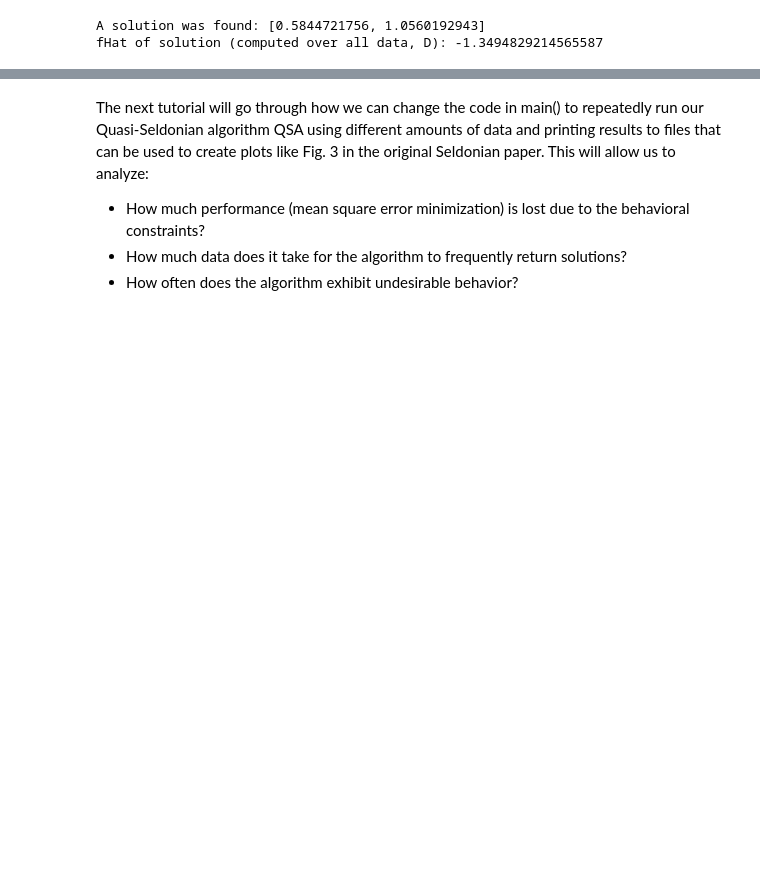
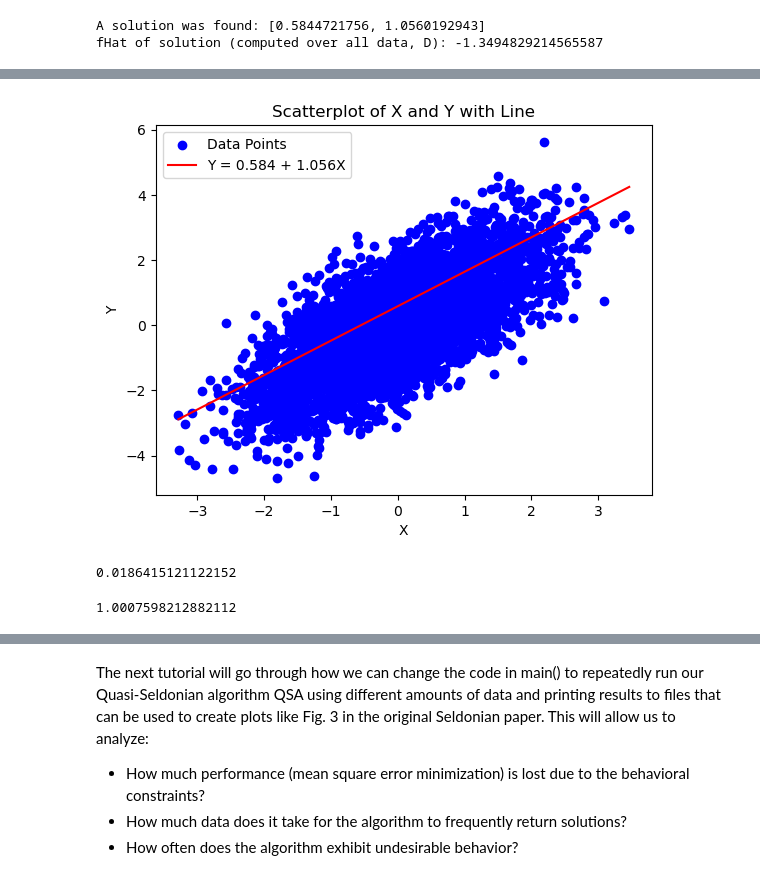
Before and after one commit to dashaasienga/Statistics-Senior-Honors-Thesis, a Jupyter notebook: Python/Seldonian Algorithm Tutorial.ipynb, the cells around one changed output, grey strips where cells are left out. Drawn from its saved outputs; the diff is of its cells as text; code cells hidden in the pictures; blank space fills up the shorter version.

```diff
--- a/Python/Seldonian Algorithm Tutorial.ipynb
+++ b/Python/Seldonian Algorithm Tutorial.ipynb
@@ -340,0 +373,26 @@ In other words, our Quasi-Seldonian algorithm found a solution that minimizes th
+# %%
+# Define the line equation
+a = 0.5844721756
+b = 1.0560192943
+
+# Generate X values for the line
+line_X = np.linspace(min(X), max(X), 5000)
+
+# Calculate Y values based on the line equation
+line_Y = a + b * line_X
+
+# Create a scatterplot
+plt.scatter(X, Y, c='b', marker='o', label='Data Points')
+plt.plot(line_X, line_Y, c='r', label='Y = 0.584 + 1.056X')  # Add the line
+plt.xlabel('X')
+plt.ylabel('Y')
+plt.title('Scatterplot of X and Y with Line')
+plt.legend()
+
+# Eliminate grid lines
+plt.grid(False)
+
+# Display the plot
+plt.show()
+# %% [output]
+[figure, added]
@@ -340,0 +403,8 @@ In other words, our Quasi-Seldonian algorithm found a solution that minimizes th
+# %%
+c
+# %% [output]
+0.0186415121122152
+# %%
+d
+# %% [output]
+1.0007598212882112
```
Also changed, not shown: parts of 11 cells of this notebook.
